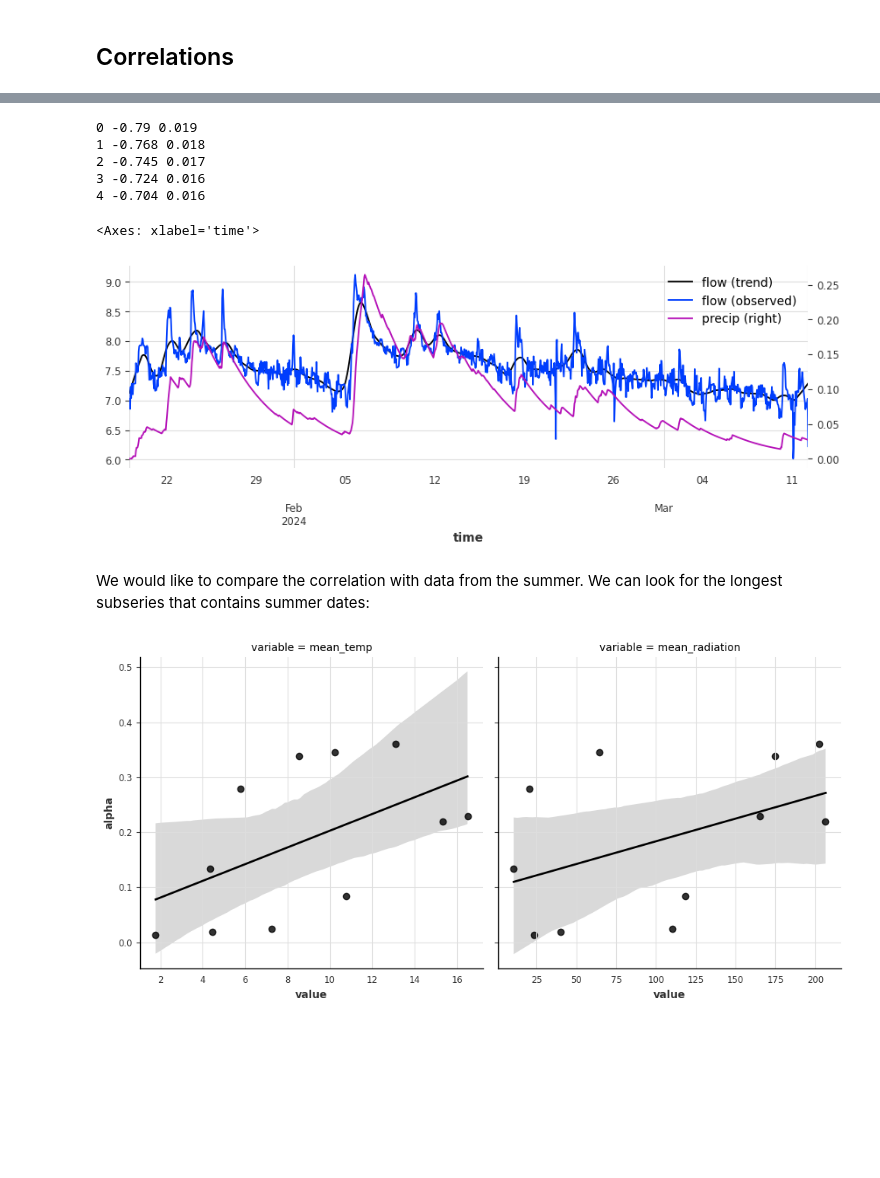
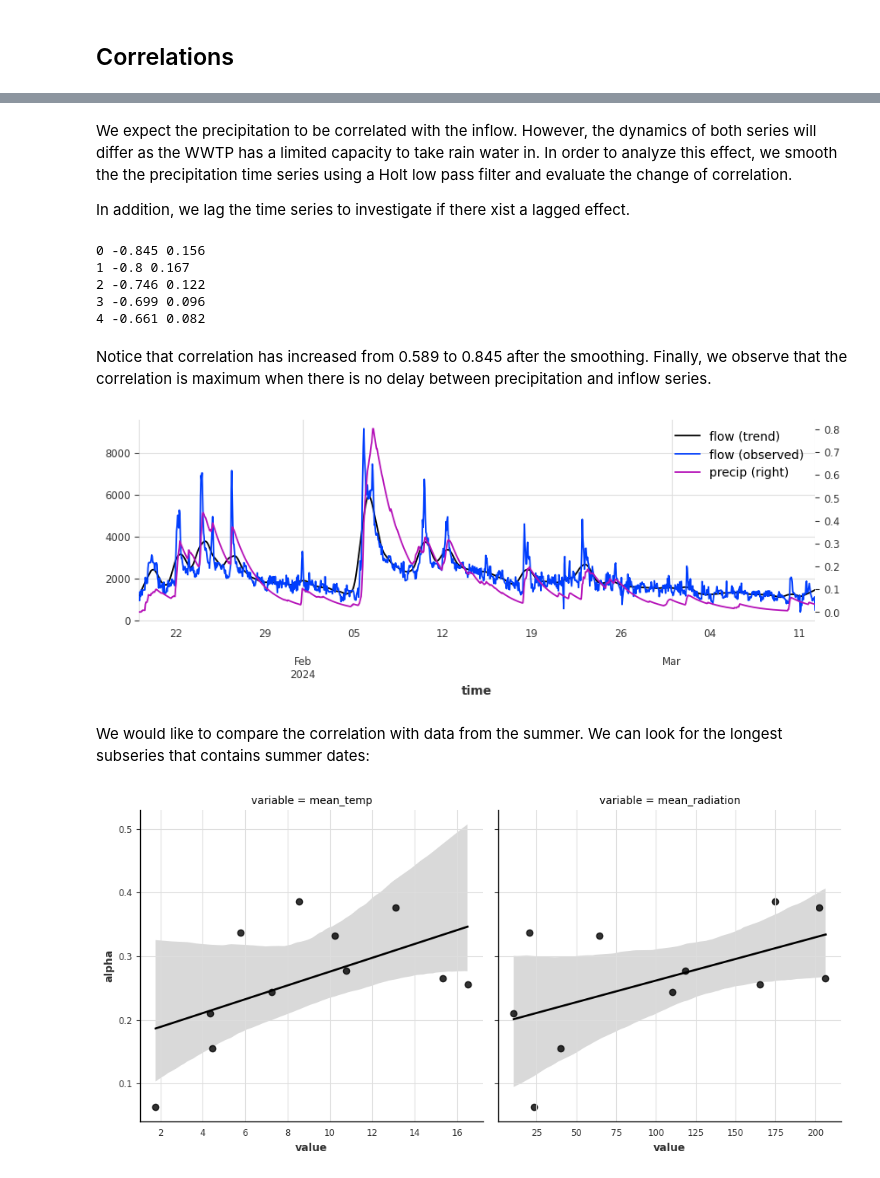
Before and after one commit to DHI/WaterBench-TimeSeries-WWTPINflow, a Jupyter notebook: code/overview.ipynb, the cells around one changed output, grey strips where cells are left out. Cells and saved outputs as stored; diff of their text form; code cells hidden in the pictures; blank space fills up the shorter version.

```diff
--- a/code/overview.ipynb
+++ b/code/overview.ipynb
@@ -152,8 +156,12 @@ def lp_filter(x: np.array, alpha: float) -> np.array:
+# %% [markdown]
+We expect the precipitation to be correlated with the inflow. However, the dynamics of both series will differ as the WWTP has a limited capacity to take rain water in. In order to analyze this effect, we smooth the the precipitation time series using a Holt low pass filter and evaluate the change of correlation.
+
+In addition, we lag the time series to investigate if there xist a lagged effect.
 # %%
 def f(x: float, ts: TimeSeries, lag: int):
     time_index = ts.time_index
     filtered_precip = pd.Series(
-        lp_filter(ts["acc_precip"].values().ravel(), x), index=time_index
+        holt_smoother(ts["acc_precip"].values().ravel(), x), index=time_index
     )
     x1 = filtered_precip.shift(lag).dropna()
     x2 = ts["flow"].to_series().loc[x1.index]
@@ -162,7 +170,7 @@ def f(x: float, ts: TimeSeries, lag: int):
 
 
 ts = TimeSeries.from_dataframe(
-    data[["flow", "acc_precip"]].apply(np.log1p), freq="h"
+    data[["flow", "acc_precip"]], freq="h"
 ).longest_contiguous_slice(mode="any")
 
 
@@ -170,28 +178,29 @@ for lag in [0, 1, 2, 3, 4]:
     res = minimize_scalar(f, bounds=(1e-5, 0.9999), args=(ts, lag))
     print(lag, round(res.fun, 3), round(res.x, 3))
 # %% [output]
-0 -0.79 0.019
-1 -0.768 0.018
-2 -0.745 0.017
-3 -0.724 0.016
-4 -0.704 0.016
+0 -0.845 0.156
+1 -0.8 0.167
+2 -0.746 0.122
+3 -0.699 0.096
+4 -0.661 0.082
+# %% [markdown]
+Notice that correlation has increased from 0.589 to 0.845 after the smoothing. Finally, we observe that the correlation is maximum when there is no delay between precipitation and inflow series.
 # %%
 trend, seasonality = extract_trend_and_seasonality(
     ts["flow"], model=ModelMode.ADDITIVE, method="STL"
 )
 
 fig, ax = plt.subplots(1, 1, figsize=(10, 3))
 pd.DataFrame(
     {
         "flow (trend)": trend.values().ravel(),
         "flow (observed)": ts["flow"].values().ravel(),
-        "precip": lp_filter(ts["acc_precip"].values().ravel(), 0.01),
+        "precip": holt_smoother(ts["acc_precip"].values().ravel(), 0.02),
     },
     index=ts.time_index,
-).plot(ax=ax, secondary_y="precip")
+).plot(ax=ax, secondary_y="precip");
 # %% [output]
-<Axes: xlabel='time'>
-[figure, old version]
+[figure, new version]
 # %% [markdown]
 We would like to compare the correlation with data from the summer. We can look for the longest subseries that contains summer dates:
 # %%
@@ -227,4 +234,4 @@ sns.lmplot(
     datplot, x="value", y="alpha", col="variable", order=1, facet_kws=dict(sharex=False)
 );
 # %% [output]
-[figure, old version]
+[figure, new version]
```
Also changed, not shown: parts of 10 cells of this notebook, 5 other files.
